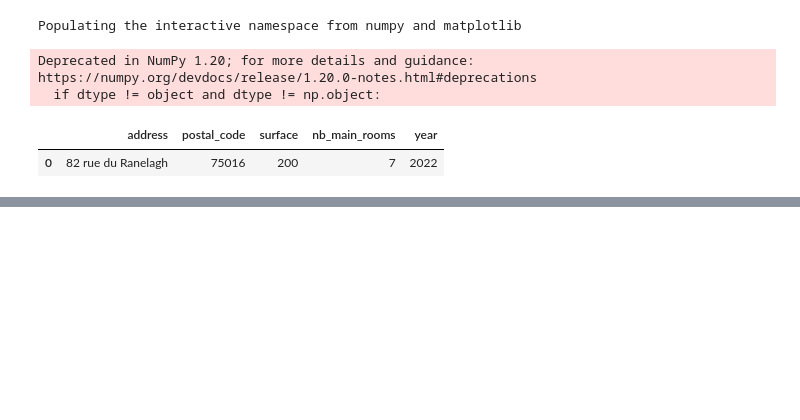
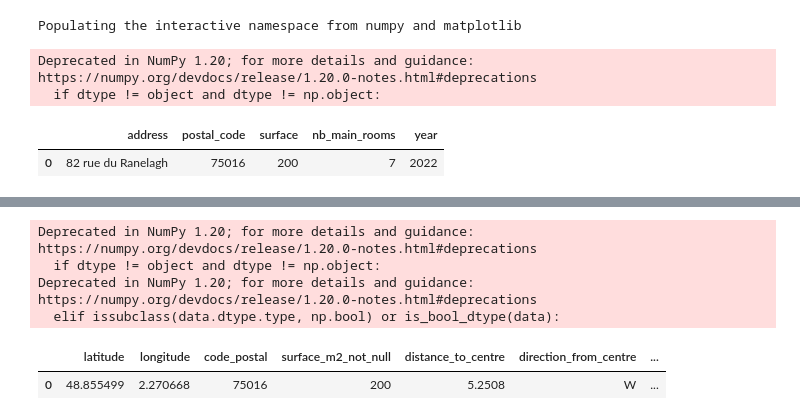
Before and after one commit to nathanbry2/dss-realestate, a Jupyter notebook: ipython_notebooks/Tests.ipynb, the cells around one changed output, grey strips where cells are left out. Cells and saved outputs as stored; diff of their text form; code cells hidden in the pictures; blank space fills up the shorter version.

```diff
--- a/ipython_notebooks/Tests.ipynb
+++ b/ipython_notebooks/Tests.ipynb
@@ -60,0 +59,12 @@ df = pd.DataFrame([[address,postal_code,surface,nb_main_rooms,year]],columns=['a
+# %%
+df = pd.DataFrame([vals],columns=cols)
+# %% [output]
+Deprecated in NumPy 1.20; for more details and guidance: https://numpy.org/devdocs/release/1.20.0-notes.html#deprecations
+  if dtype != object and dtype != np.object:
+Deprecated in NumPy 1.20; for more details and guidance: https://numpy.org/devdocs/release/1.20.0-notes.html#deprecations
+  elif issubclass(data.dtype.type, np.bool) or is_bool_dtype(data):
+# %%
+df
+# %% [output]
+|  | latitude | longitude | code_postal | surface_m2_not_null | distance_to_centre | direction_from_centre | ... |
+| 0 | 48.855499 | 2.270668 | 75016 | 200 | 5.2508 | W | ... |
```
Also changed, not shown: parts of 2 cells of this notebook.
